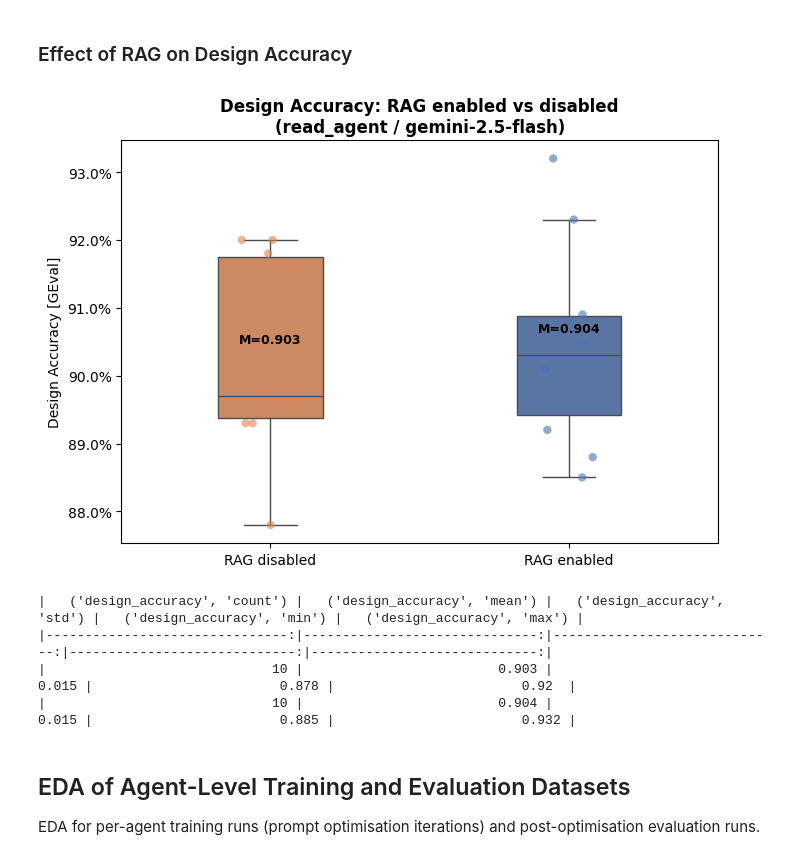
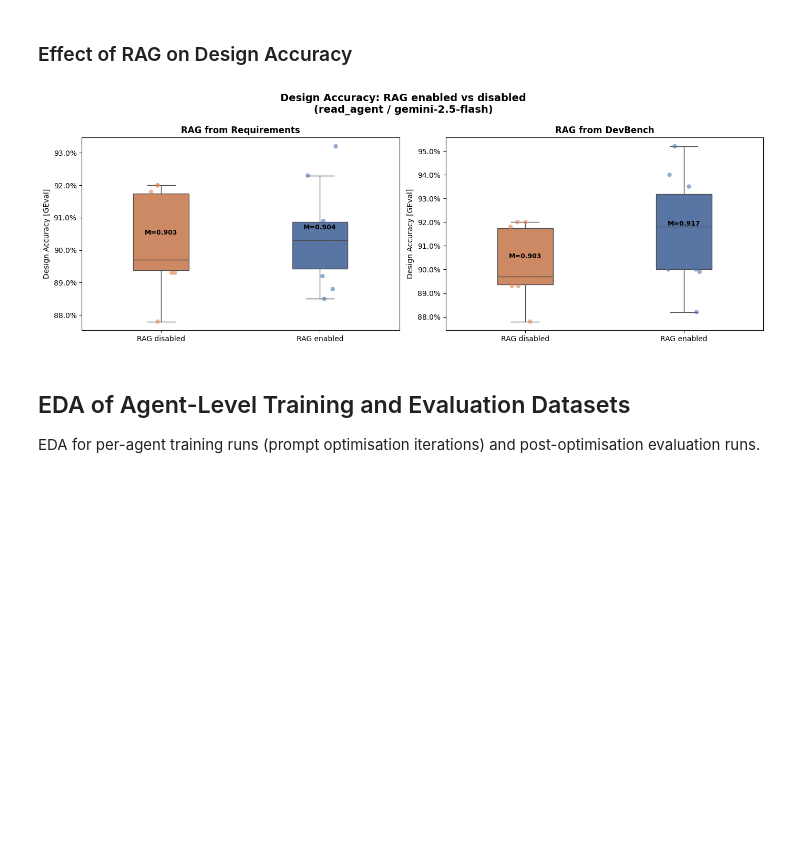
Before and after one commit to NU-Academics/read-mas, a Jupyter notebook: notebooks/data_analysis/data_analysis.ipynb, the cells around one changed output. Drawn from its saved outputs; the diff is of its cells as text; code cells hidden in the pictures; blank space fills up the shorter version.

```diff
--- a/notebooks/data_analysis/data_analysis.ipynb
+++ b/notebooks/data_analysis/data_analysis.ipynb
@@ -178,7 +178,7 @@ RQ5_BENCHMARK_FILES = {
                 'read_agent_code_benchmark_mbpp_gemini_no_rag.csv'),
 }
 
-# RQ5: Custom bencha
+# RQ5: Custom benchmark experiments using the DevBench index for RAG
 RQ5_INDEX_BENCHMARK_FILES = {
     'benchmark': ('read_agent_benchmark_gemini_index.csv',
                   'read_agent_benchmark_gemini_no_rag.csv'),
@@ -219,6 +219,13 @@ EDA_DESIGN_BENCHMARK_FILES = {
     'single_agent_benchmark_gemini.csv',
   ),
 }
+
+EDA_DESIGN_BENCHMARK_RAG_FILES = {
+  'benchmark': (
+    'read_agent_benchmark_gemini_index.csv',
+    'read_agent_benchmark_gemini_no_rag.csv',
+  )
+}
 # %% [markdown]
 ## Helper Functions for Experiment Data Loading and Perform ANOVA
 # %% [markdown]
@@ -551,13 +588,14 @@ def simplify_model_names(s: str) -> str:
 df_code = pd.concat([g['group_df'] for g in eda_code_group_dfs],   ignore_index=True)
 df_llm  = pd.concat([g['group_df'] for g in eda_llm_group_dfs],    ignore_index=True)
 df_bm   = pd.concat([g['group_df'] for g in eda_design_group_dfs], ignore_index=True)
+df_bm_devbench   = pd.concat([g['group_df'] for g in eda_design_rag_group_dfs], ignore_index=True)
 
-for df in (df_code, df_llm, df_bm):
+for df in (df_code, df_llm, df_bm, df_bm_devbench):
     df['model'] = df['model'].apply(simplify_model_names)
 df_llm['rag'] = False
 
 # Ensure values of metric columns are numeric
-for df in (df_code, df_llm, df_bm):
+for df in (df_code, df_llm, df_bm, df_bm_devbench):
     for col in NUMERIC_COLS:
         if col in df.columns:
             df[col] = pd.to_numeric(df[col], errors='coerce')
@@ -673,43 +711,46 @@ plt.show()
 # %%
 # Box and strip plots for design_accuracy with vs without RAG
 df_bm_gemini = df_bm[
     (df_bm['model'] == 'gemini-2.5-flash') &
     (df_bm['agent'] == 'read_agent')
 ].copy()
 df_bm_gemini['RAG'] = df_bm_gemini['rag'].map({True: 'RAG enabled', False: 'RAG disabled'})
 
-fig, ax = plt.subplots(figsize=(7, 5))
+df_bm_devbench_gemini = df_bm_devbench[
+    (df_bm_devbench['model'] == 'gemini-2.5-flash') &
+    (df_bm_devbench['agent'] == 'read_agent')
+].copy()
+df_bm_devbench_gemini['RAG'] = df_bm_devbench_gemini['rag'].map({True: 'RAG enabled', False: 'RAG disabled'})
+
 order_rag = ['RAG disabled', 'RAG enabled']
 palette_rag = {'RAG enabled': '#4C72B0', 'RAG disabled': '#DD8452'}
+sub_titles = ['RAG from Requirements', 'RAG from DevBench']
 
-sns.boxplot(data=df_bm_gemini, x='RAG', y='design_accuracy', order=order_rag,
-            palette=palette_rag, width=0.35, fliersize=0, ax=ax)
-sns.stripplot(data=df_bm_gemini, x='RAG', y='design_accuracy', order=order_rag,
-            palette=palette_rag, size=6, jitter=True, alpha=0.6, ax=ax)
+fig, axes = plt.subplots(1, 2, figsize=(14, 5), sharey=False)
 
-# Annotate means
-for i, label in enumerate(order_rag):
-    vals = df_bm_gemini[df_bm_gemini['RAG'] == label]['design_accuracy']
-    ax.text(i, vals.mean() + 0.002, f'M={vals.mean():.3f}', ha='center',
-            fontsize=9, color='black', fontweight='bold')
+for ax, data, sub_title in zip(axes, [df_bm_gemini, df_bm_devbench_gemini], sub_titles):
+    sns.boxplot(data=data, x='RAG', y='design_accuracy', order=order_rag,
+                palette=palette_rag, width=0.35, fliersize=0, ax=ax)
+    sns.stripplot(data=data, x='RAG', y='design_accuracy', order=order_rag,
+                palette=palette_rag, size=6, jitter=True, alpha=0.6, ax=ax)
 
-ax.set_title('Design Accuracy: RAG enabled vs disabled\n(read_agent / gemini-2.5-flash)',
-            fontweight='bold')
-ax.set_ylabel('Design Accuracy [GEval]')
-ax.yaxis.set_major_formatter(mticker.PercentFormatter(xmax=1, decimals=1))
-ax.set_xlabel('')
+    # Annotate means
+    for i, label in enumerate(order_rag):
+        vals = data[data['RAG'] == label]['design_accuracy']
+        ax.text(i, vals.mean() + 0.002, f'M={vals.mean():.3f}', ha='center',
+                fontsize=9, color='black', fontweight='bold')
+
+    ax.set_title(sub_title,
+                fontweight='bold')
+    ax.set_ylabel('Design Accuracy [GEval]')
+    ax.yaxis.set_major_formatter(mticker.PercentFormatter(xmax=1, decimals=1))
+    ax.set_xlabel('')
+
+plt.suptitle('Design Accuracy: RAG enabled vs disabled\n(read_agent / gemini-2.5-flash)', fontsize=14, fontweight='bold')
 plt.tight_layout()
 plt.show()
-
-# Summary statistics in a table
-print((df_bm_gemini.groupby('RAG')[['design_accuracy']]
-    .agg(['count', 'mean', 'std', 'min', 'max']).round(3)).to_markdown(index=False))
 # %% [output]
-[figure, old version]
+[figure, new version]
-|   ('design_accuracy', 'count') |   ('design_accuracy', 'mean') |   ('design_accuracy', 'std') |   ('design_accuracy', 'min') |   ('design_accuracy', 'max') |
-|-------------------------------:|------------------------------:|-----------------------------:|-----------------------------:|-----------------------------:|
-|                             10 |                         0.903 |                        0.015 |                        0.878 |                        0.92  |
-|                             10 |                         0.904 |                        0.015 |                        0.885 |                        0.932 |
 # %% [markdown]
 ## EDA of Agent-Level Training and Evaluation Datasets
 
```
Also changed, not shown: parts of 5 cells of this notebook.
